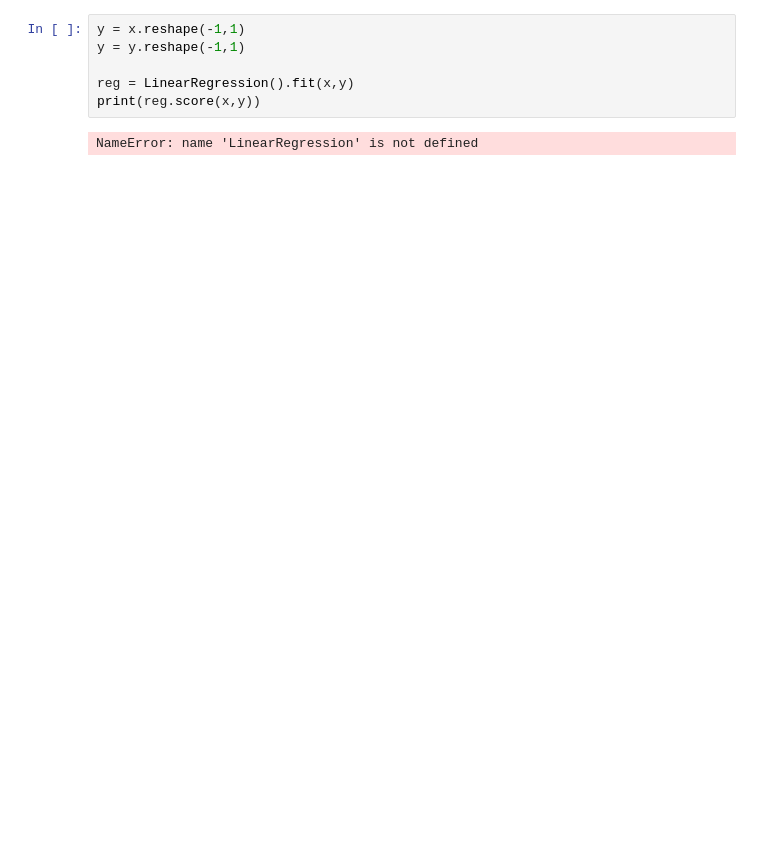
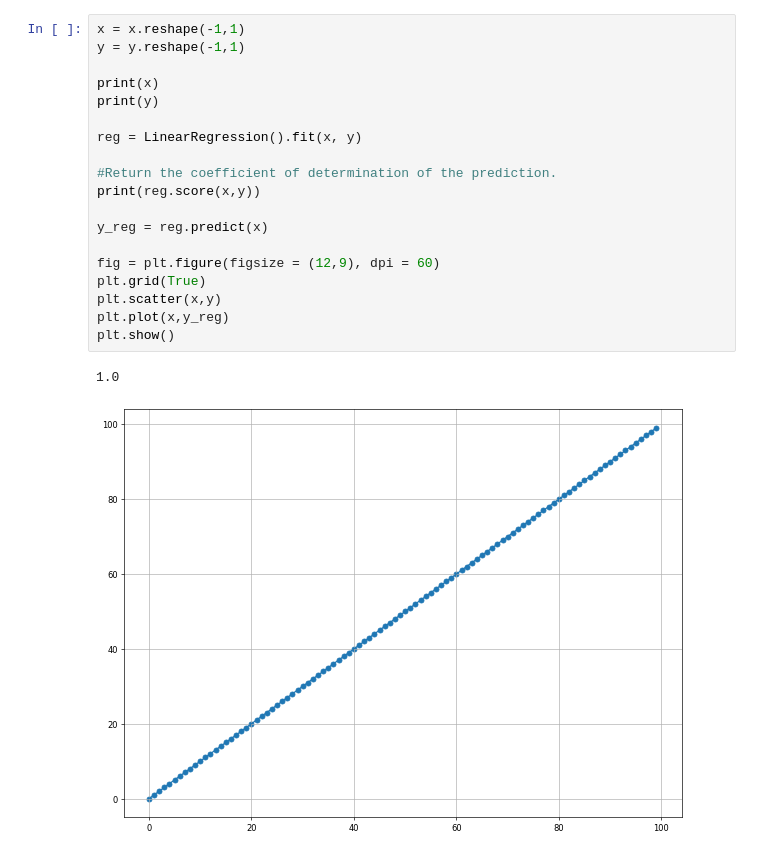
Before and after one commit to Statse/school-2021, a Jupyter notebook: linearregression.ipynb, the cells around one changed output. Drawn from its saved outputs; the diff is of its cells as text; blank space fills up the shorter version.

```diff
--- a/linearregression.ipynb
+++ b/linearregression.ipynb
@@ -18,8 +17,22 @@ ModuleNotFoundError: No module named 'sklearn'
 # %%
-y = x.reshape(-1,1)
+x = x.reshape(-1,1)
 y = y.reshape(-1,1)
 
-reg = LinearRegression().fit(x,y)
+print(x)
+print(y)
+
+reg = LinearRegression().fit(x, y)
+
+#Return the coefficient of determination of the prediction.
 print(reg.score(x,y))
+
+y_reg = reg.predict(x)
+
+fig = plt.figure(figsize = (12,9), dpi = 60)
+plt.grid(True)
+plt.scatter(x,y)
+plt.plot(x,y_reg)
+plt.show()
 # %% [output]
-NameError: name 'LinearRegression' is not defined
+1.0
+[figure, added]
```
Also changed, not shown: parts of 1 cell of this notebook, 2 other files.
